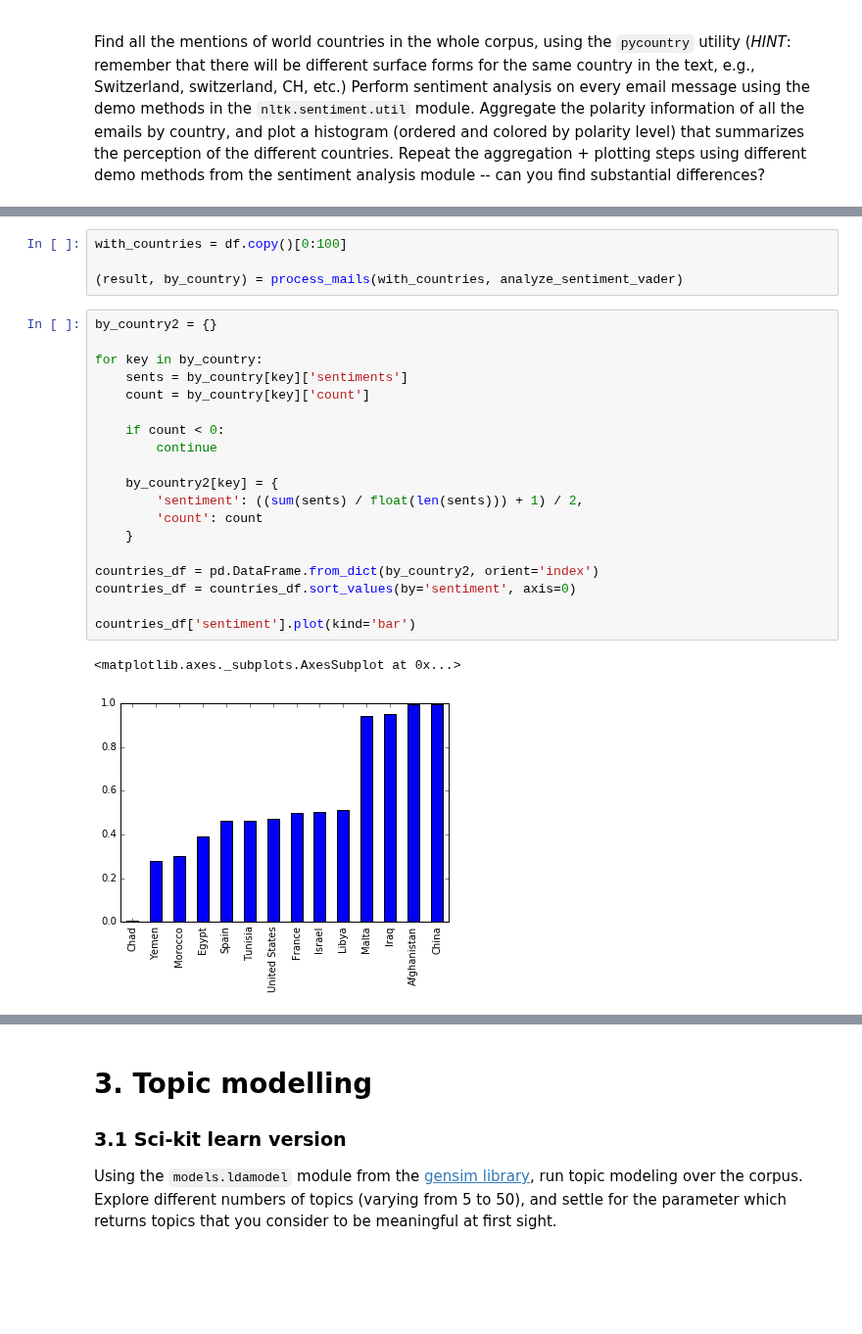
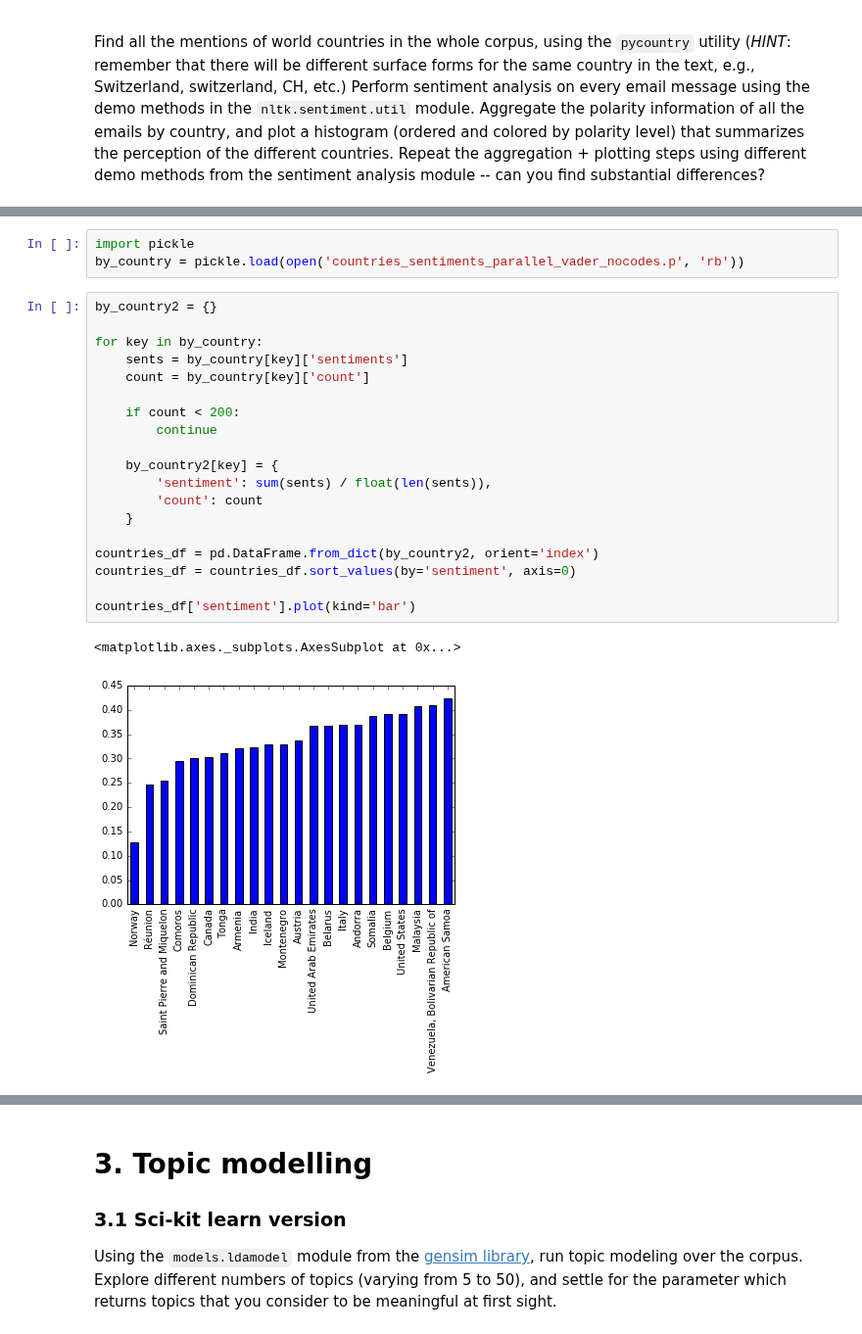
Before and after one commit to romac/ADAHomeworks, a Jupyter notebook: 05 - Taming Text/05 - Taming Text.ipynb, the cells around one changed output, grey strips where cells are left out. Shown at 98% size. Saved outputs shown, nothing was run; the diff lists cells and outputs as text; blank space fills up the shorter version.

Commit message:
Parallelize country extraction and sentiment analysis + pickle.

```diff
--- a/05 - Taming Text/05 - Taming Text.ipynb
+++ b/05 - Taming Text/05 - Taming Text.ipynb
@@ -247,29 +139,28 @@ def process_mails(df, analyze_sentiment):
-# %%
-with_countries = df.copy()[0:100]
-
-(result, by_country) = process_mails(with_countries, analyze_sentiment_vader)
+# %%
+import pickle
+by_country = pickle.load(open('countries_sentiments_parallel_vader_nocodes.p', 'rb'))
 # %%
 by_country2 = {}
 
 for key in by_country:
     sents = by_country[key]['sentiments']
     count = by_country[key]['count']
 
-    if count < 0:
+    if count < 200:
         continue
 
     by_country2[key] = {
-        'sentiment': ((sum(sents) / float(len(sents))) + 1) / 2,
+        'sentiment': sum(sents) / float(len(sents)),
         'count': count
     }
 
 countries_df = pd.DataFrame.from_dict(by_country2, orient='index')
 countries_df = countries_df.sort_values(by='sentiment', axis=0)
 
 countries_df['sentiment'].plot(kind='bar')
 # %% [output]
 <matplotlib.axes._subplots.AxesSubplot at 0x...>
-[figure, old version]
+[figure, new version]
 # %%
 # Credits to Stack Overflow :
 # http://stackoverflow.com/questions/31313606/pyplot-matplotlib-bar-chart-with-fill-color-depending-on-value
```
Also changed, not shown: parts of 4 cells of this notebook, 2 other files.
